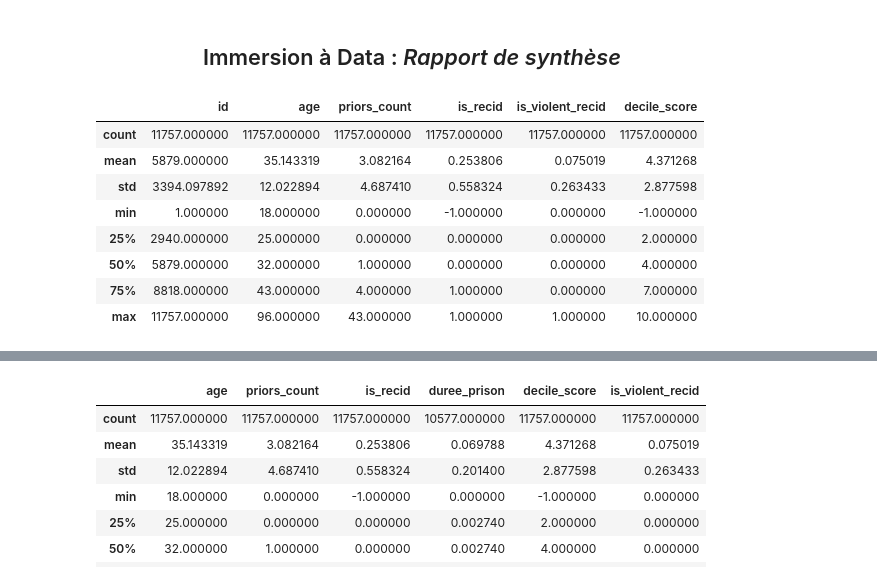
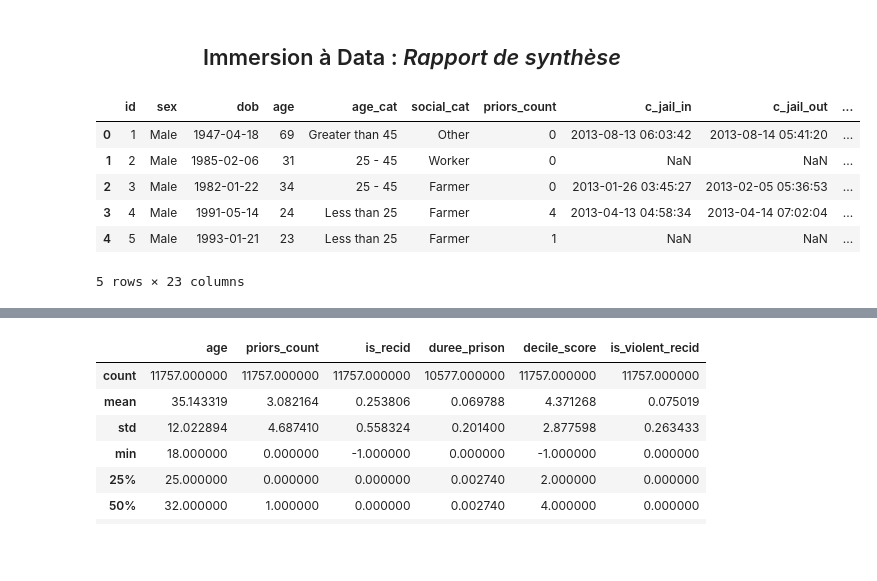
Before and after one commit to 21garbe/Challenge_rapport_sophia, a Jupyter notebook: immersion_clean.ipynb, the cells around one changed output, grey strips where cells are left out. Cells and saved outputs as stored; diff of their text form; code cells hidden in the pictures; blank space fills up the shorter version.

```diff
--- a/immersion_clean.ipynb
+++ b/immersion_clean.ipynb
@@ -9,13 +11,11 @@ import sklearn as sk
 # %%
 df = pd.read_csv("datas.csv", sep = ";")
-df.describe()
+df.head()
 # %% [output]
-|  | id | age | priors_count | is_recid | is_violent_recid | decile_score |
-| count | 11757.000000 | 11757.000000 | 11757.000000 | 11757.000000 | 11757.000000 | 11757.000000 |
-| mean | 5879.000000 | 35.143319 | 3.082164 | 0.253806 | 0.075019 | 4.371268 |
-| std | 3394.097892 | 12.022894 | 4.687410 | 0.558324 | 0.263433 | 2.877598 |
-| min | 1.000000 | 18.000000 | 0.000000 | -1.000000 | 0.000000 | -1.000000 |
-| 25% | 2940.000000 | 25.000000 | 0.000000 | 0.000000 | 0.000000 | 2.000000 |
-| 50% | 5879.000000 | 32.000000 | 1.000000 | 0.000000 | 0.000000 | 4.000000 |
-| 75% | 8818.000000 | 43.000000 | 4.000000 | 1.000000 | 0.000000 | 7.000000 |
-| max | 11757.000000 | 96.000000 | 43.000000 | 1.000000 | 1.000000 | 10.000000 |
+|  | id | sex | dob | age | age_cat | social_cat | priors_count | c_jail_in | c_jail_out | ... |
+| 0 | 1 | Male | 1947-04-18 | 69 | Greater than 45 | Other | 0 | 2013-08-13 06:03:42 | 2013-08-14 05:41:20 | ... |
+| 1 | 2 | Male | 1985-02-06 | 31 | 25 - 45 | Worker | 0 | NaN | NaN | ... |
+| 2 | 3 | Male | 1982-01-22 | 34 | 25 - 45 | Farmer | 0 | 2013-01-26 03:45:27 | 2013-02-05 05:36:53 | ... |
+| 3 | 4 | Male | 1991-05-14 | 24 | Less than 25 | Farmer | 4 | 2013-04-13 04:58:34 | 2013-04-14 07:02:04 | ... |
+| 4 | 5 | Male | 1993-01-21 | 23 | Less than 25 | Farmer | 1 | NaN | NaN | ... |
+5 rows × 23 columns
```
Also changed, not shown: parts of 8 cells of this notebook.
